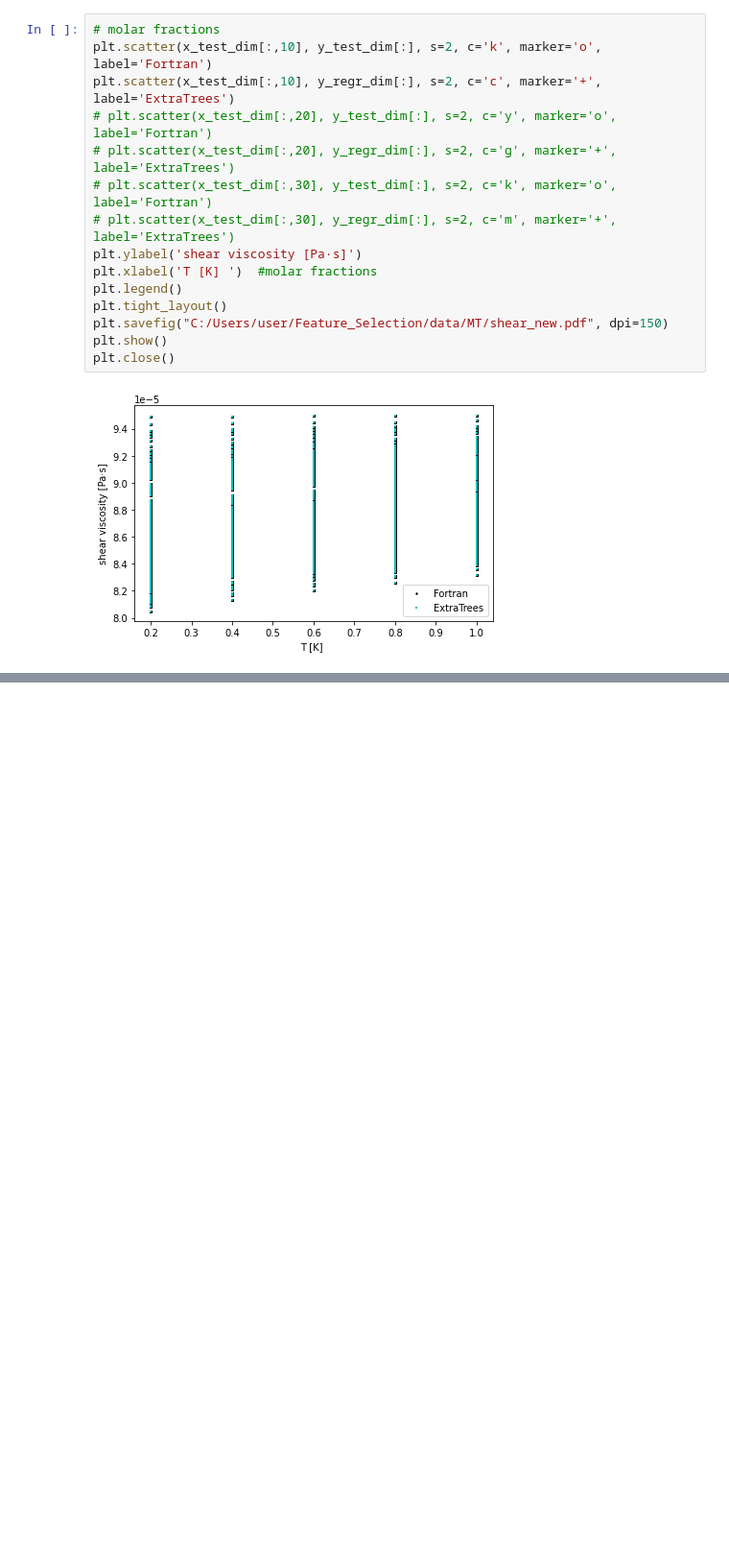
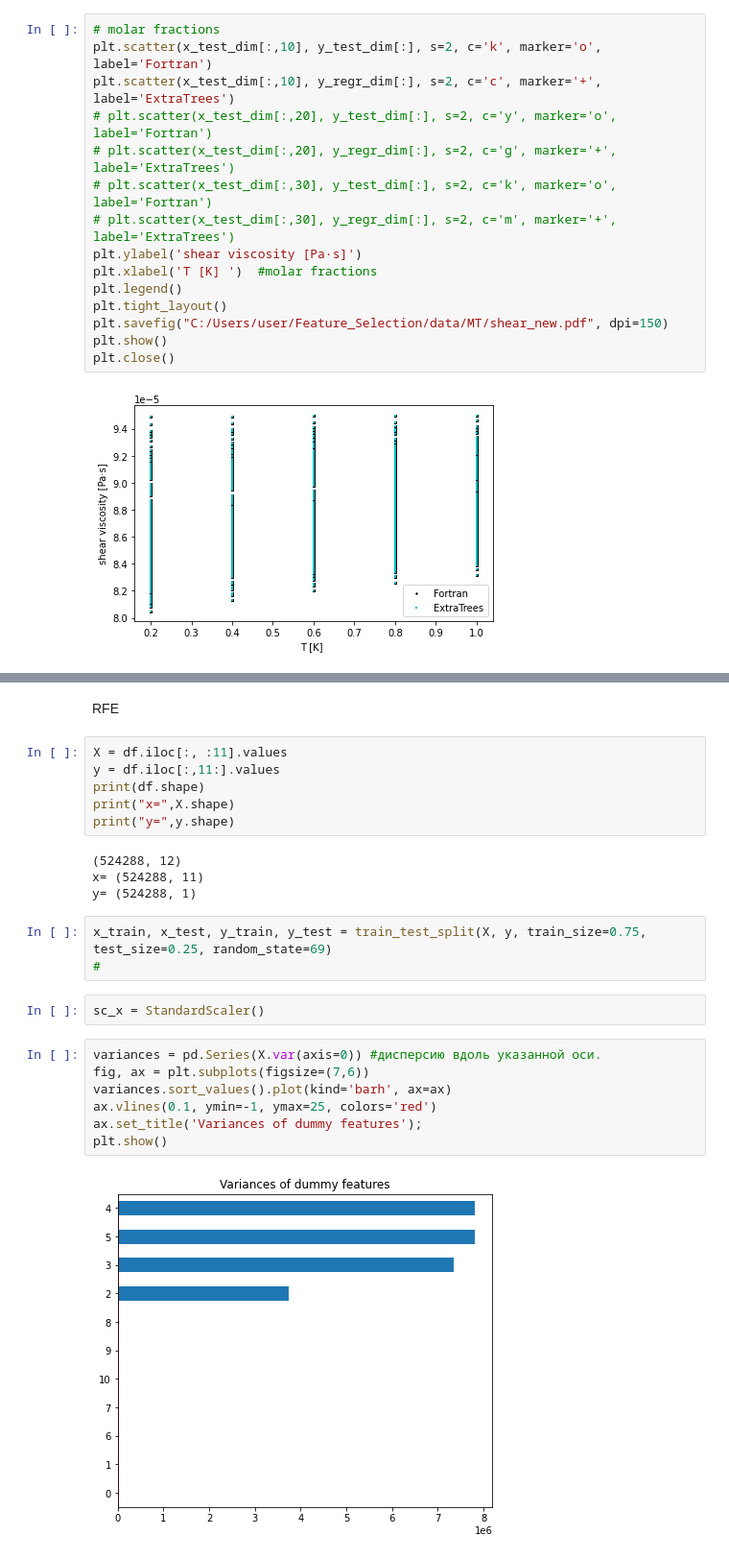
Before and after one commit to lkampoli/Feature_Selection, a Jupyter notebook: data/MT/RF_shear.ipynb, the cells around one changed output, grey strips where cells are left out. Shown: that part at 96% size. Drawn from its saved outputs; the diff is of its cells as text; blank space fills up the shorter version.

```diff
--- a/data/MT/RF_shear.ipynb
+++ b/data/MT/RF_shear.ipynb
@@ -609,0 +637,26 @@ plt.show()
+# %% [markdown]
+RFE
+# %%
+X = df.iloc[:, :11].values
+y = df.iloc[:,11:].values
+print(df.shape)
+print("x=",X.shape)
+print("y=",y.shape)
+# %% [output]
+(524288, 12)
+x= (524288, 11)
+y= (524288, 1)
+# %%
+x_train, x_test, y_train, y_test = train_test_split(X, y, train_size=0.75, test_size=0.25, random_state=69)
+#
+# %%
+sc_x = StandardScaler()
+# %%
+variances = pd.Series(X.var(axis=0)) #дисперсию вдоль указанной оси.
+fig, ax = plt.subplots(figsize=(7,6))
+variances.sort_values().plot(kind='barh', ax=ax)
+ax.vlines(0.1, ymin=-1, ymax=25, colors='red')
+ax.set_title('Variances of dummy features');
+plt.show()
+# %% [output]
+[figure, added]
```
Also changed, not shown: parts of 69 cells of this notebook.
